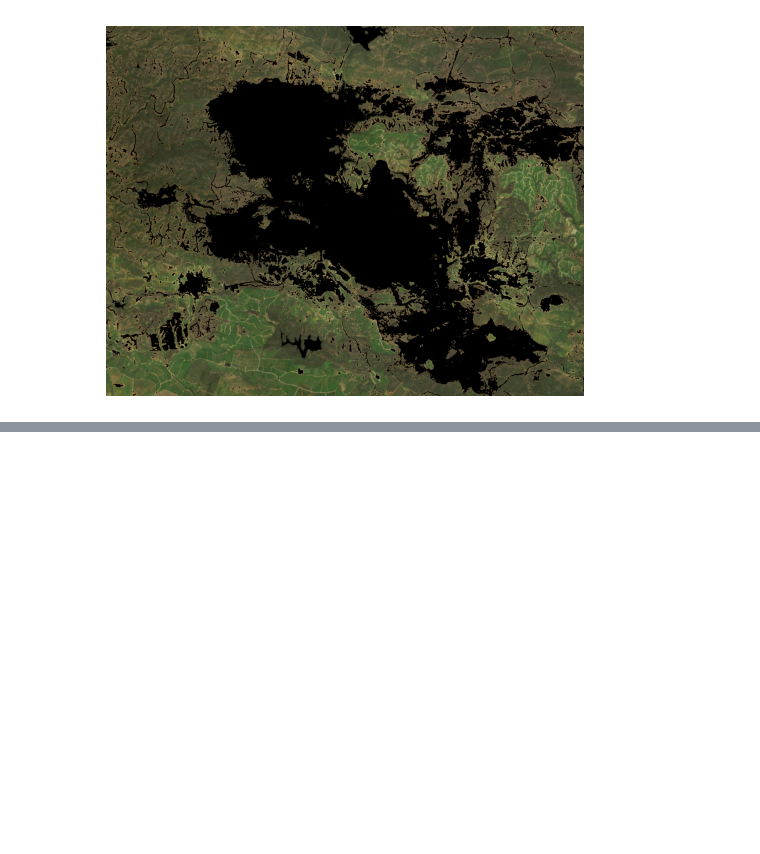
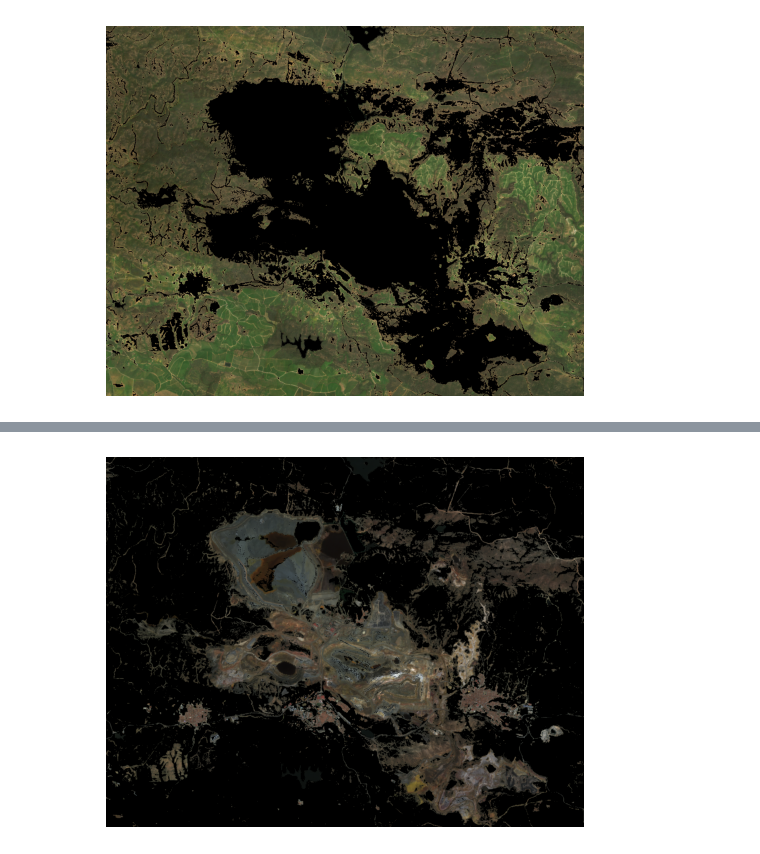
Before and after one commit to ArmanHosseini1/PIR-Rio-Tinto, a Jupyter notebook: K-means.ipynb, the cells around one changed output, grey strips where cells are left out. Cells and saved outputs as stored; diff of their text form; code cells hidden in the pictures; blank space fills up the shorter version.

```diff
--- a/K-means.ipynb
+++ b/K-means.ipynb
@@ -122,0 +123,24 @@ plt.show()
+# %%
+non_water_mask = ~water_mask
+soil_mask = non_veg_mask & non_water_mask
+soil_mask_3d = soil_mask[None, :, :]
+soil_only = np.where(soil_mask_3d, image, 0)
+
+RED   = soil_only[2, :, :] #+ veg_only[2, :, :]
+GREEN = soil_only[1, :, :] #+ veg_only[1, :, :]
+BLUE  = soil_only[0, :, :] #+ veg_only[0, :, :]
+
+rgb_soil = np.stack([RED, GREEN, BLUE], axis=-1)
+
+# Normalisation bande par bande
+min_val = np.nanmin(rgb_soil, axis=(0,1))
+max_val = np.nanmax(rgb_soil, axis=(0,1))
+scale = max_val - min_val
+scale[scale == 0] = 1
+rgb_norm = (rgb_soil - min_val) / scale
+
+plt.imshow(rgb_norm)
+plt.axis('off')
+plt.show()
+# %% [output]
+[figure, added]
```
Also changed, not shown: parts of 11 cells of this notebook.
